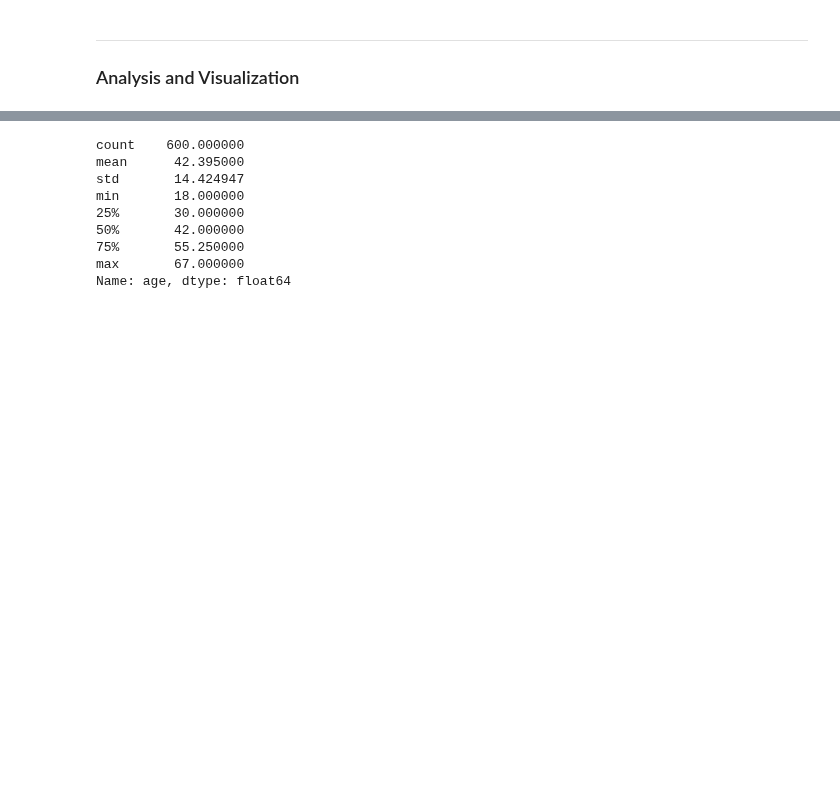
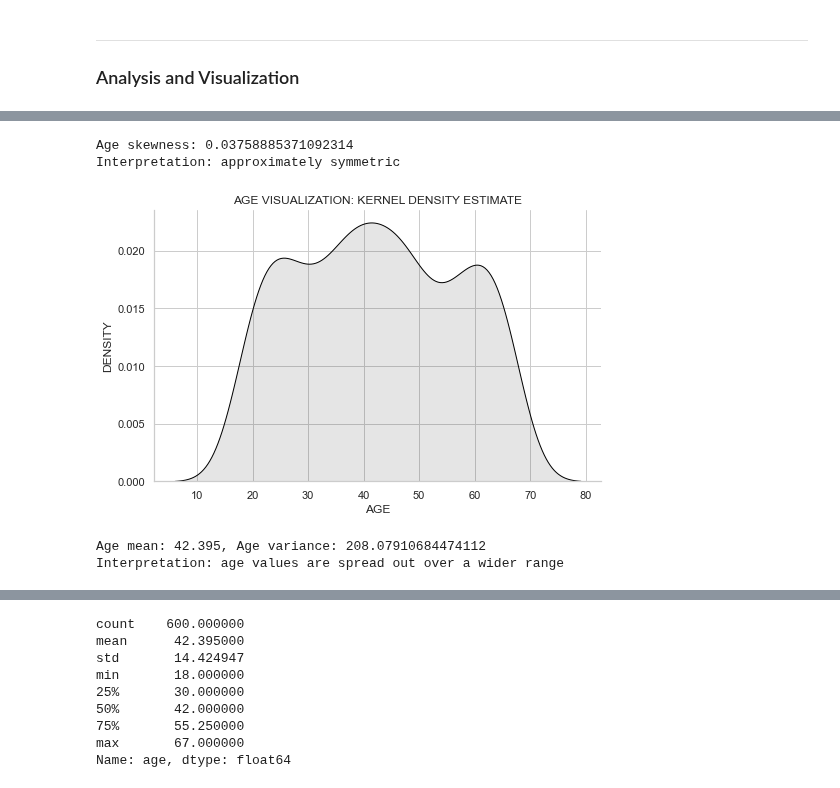
Before and after one commit to hyoaru/dsa-libraries-test, a Jupyter notebook: main/ipython-notebooks/implementation/desc_stats.ipynb, the cells around one changed output, grey strips where cells are left out. Saved outputs shown, nothing was run; the diff lists cells and outputs as text; code cells hidden in the pictures; blank space fills up the shorter version.

```diff
--- a/main/ipython-notebooks/implementation/desc_stats.ipynb
+++ b/main/ipython-notebooks/implementation/desc_stats.ipynb
@@ -84,0 +147,33 @@ df_bank.mode()
+# %%
+var_skew_age_df_bank = df_bank['age'].skew()
+remarks_var_skew_age_df_bank = "highly positively skewed" if (var_skew_age_df_bank > 1) else "highly negatively skewed" if (var_skew_age_df_bank < -1) else "postively moderately skewed" if (var_skew_age_df_bank <= 1 and var_skew_age_df_bank >= 0.5) else "moderately negatively skewed" if (var_skew_age_df_bank >= -1 and var_skew_age_df_bank <= -0.5) else "approximately symmetric" if (var_skew_age_df_bank < 0.5 and var_skew_age_df_bank > -0.5) else ""
+
+print(f"Age skewness: {var_skew_age_df_bank}")
+print(f"Interpretation: {remarks_var_skew_age_df_bank}")
+
+sns.set_style('whitegrid')
+
+g = sns.kdeplot(
+    data = df_bank,
+    x = 'age',
+    fill = True,
+    alpha = 0.1,
+    color = 'black',
+)
+
+g.set_title('AGE VISUALIZATION: KERNEL DENSITY ESTIMATE')
+g.set_xlabel(g.get_xlabel().upper());
+g.set_ylabel(g.get_ylabel().upper());
+
+sns.set(rc = {'figure.figsize' : (8,5)})
+sns.despine(top = True, right = True)
+# %% [output]
+Age skewness: 0.03758885371092314
+Interpretation: approximately symmetric
+[figure, added]
+# %%
+print(f"Age mean: {df_bank['age'].mean()}, Age variance: {df_bank['age'].var()}")
+print("Interpretation: age values are spread out over a wider range")
+# %% [output]
+Age mean: 42.395, Age variance: 208.07910684474112
+Interpretation: age values are spread out over a wider range
```
Also changed, not shown: parts of 30 cells of this notebook.
